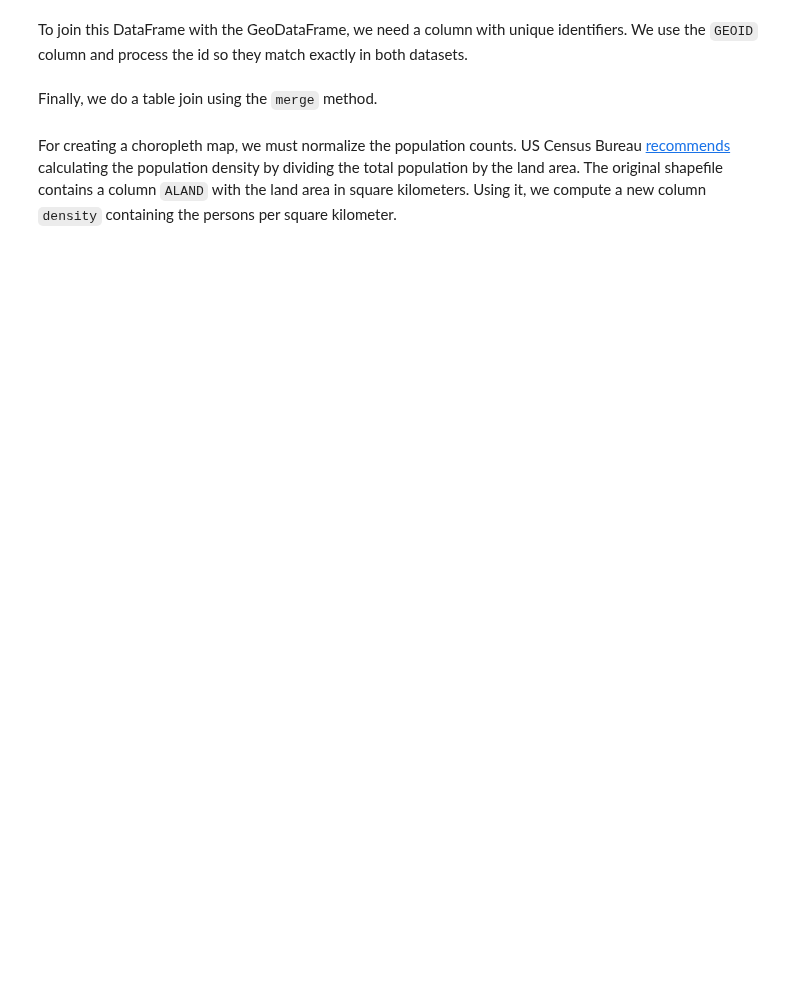
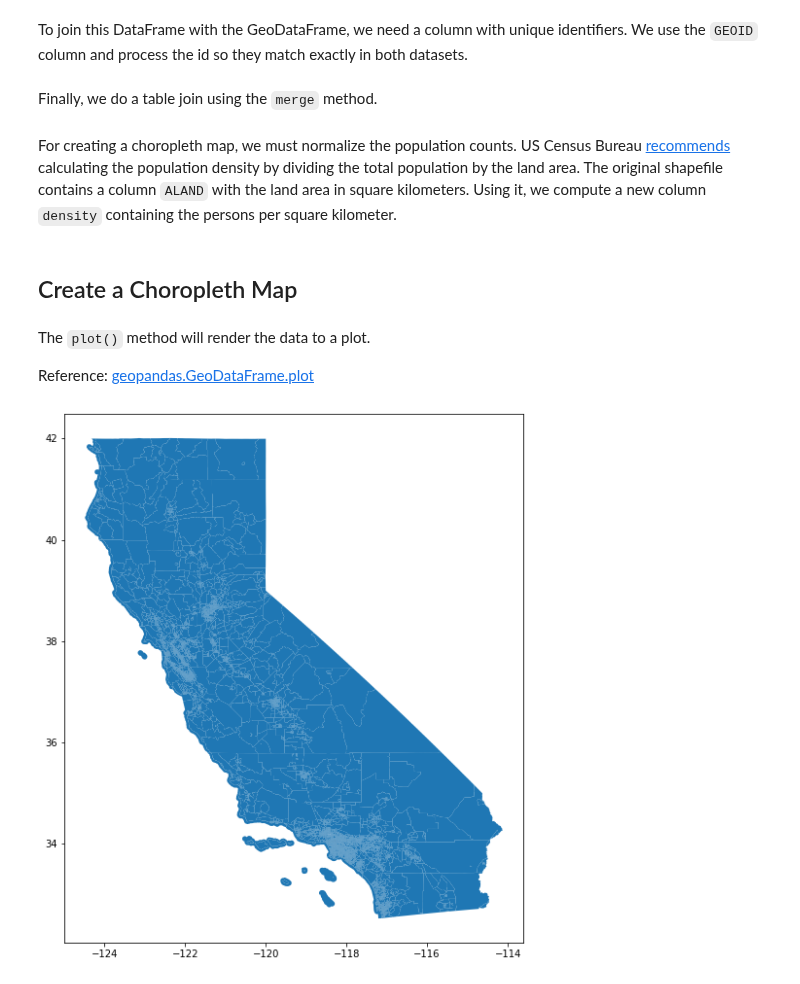
Before and after one commit to spatialthoughts/courses, a Jupyter notebook: code/python_dataviz/03_creating_maps.ipynb, the cells around one changed output. Saved outputs shown, nothing was run; the diff lists cells and outputs as text; code cells hidden in the pictures; blank space fills up the shorter version.

```diff
--- a/code/python_dataviz/03_creating_maps.ipynb
+++ b/code/python_dataviz/03_creating_maps.ipynb
@@ -13 +26,9 @@ import pandas as pd
 import matplotlib.pyplot as plt
+# %%
+data_folder = 'data'
+output_folder = 'output'
+
+if not os.path.exists(data_folder):
+    os.mkdir(data_folder)
+if not os.path.exists(output_folder):
+    os.mkdir(output_folder)
@@ -16,6 +44,11 @@ Read the census tracts shapefile as a GeoDataframe
 # %%
-data_pkg_path = 'data'
-folder = 'census'
-filename = 'tl_2019_06_tract.shp'
-file_path = os.path.join(data_pkg_path, folder, filename)
-tracts = gpd.read_file(file_path)
+shapefile_name = 'tl_2019_06_tract'
+shapefile_exts = ['.shp', '.shx', '.dbf', '.prj']
+data_url = 'https://github.com/spatialthoughts/python-dataviz-web/raw/main/data/census/'
+
+for ext in shapefile_exts:
+  url = data_url + shapefile_name + ext
+  download(url)
+
+csv_name = 'ACSST5Y2019.S0101_data.csv'
+download(data_url + csv_name)
@@ -33 +61,5 @@ plt.show()
+# %%
+shapefile_path = os.path.join(data_folder, shapefile_name + '.shp')
+tracts = gpd.read_file(shapefile_path)
+tracts
 # %% [markdown]
@@ -35,9 +67,7 @@ The shapefile does not have any demographic data columns. But we have a CSV file
 # %%
-data_pkg_path = 'data'
-folder = 'census'
-filename = 'ACSST5Y2019.S0101_data.csv'
-file_path = os.path.join(data_pkg_path, folder, filename)
-table = pd.read_csv(file_path, skiprows=[1])
+csv_path = os.path.join(data_folder, csv_name)
+table = pd.read_csv(csv_path, skiprows=[1])
+table
 # %% [markdown]
 To join this DataFrame with the GeoDataFrame, we need a column with unique identifiers. We use the `GEOID` column and process the id so they match exactly in both datasets.
 # %%
@@ -55,0 +88,13 @@ gdf['density'] = 1e6*gdf['Population']/gdf['ALAND']
+# %% [markdown]
+## Create a Choropleth Map
+# %% [markdown]
+The `plot()` method will render the data to a plot.
+
+Reference: [geopandas.GeoDataFrame.plot](https://geopandas.org/en/stable/docs/reference/api/geopandas.GeoDataFrame.plot.html)
+# %%
+fig, ax = plt.subplots(1, 1)
+fig.set_size_inches(10,10)
+gdf.plot(ax=ax)
+plt.show()
+# %% [output]
+[figure, added]
```
Also changed, not shown: parts of 24 cells of this notebook.
